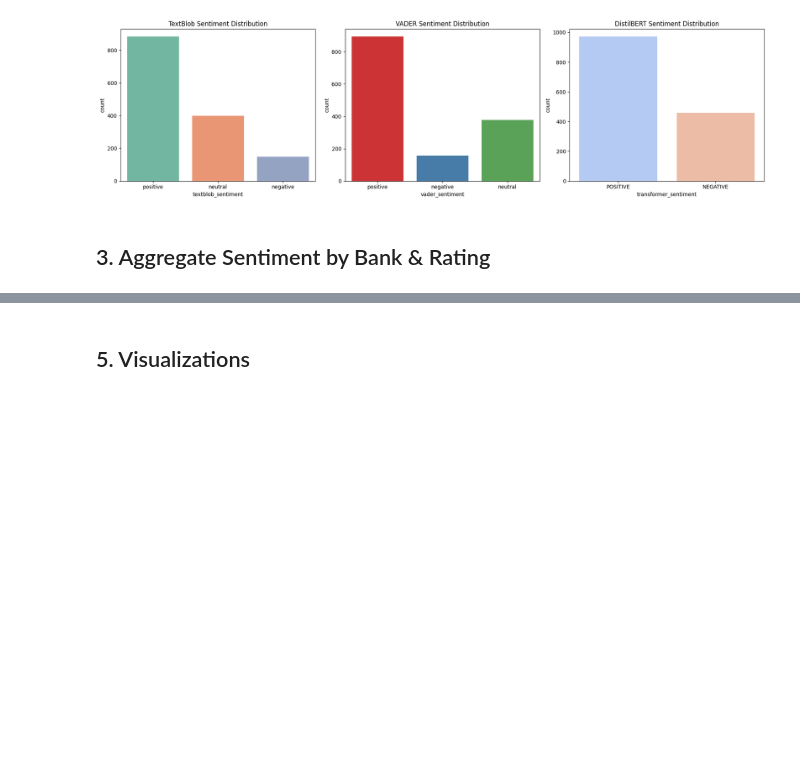
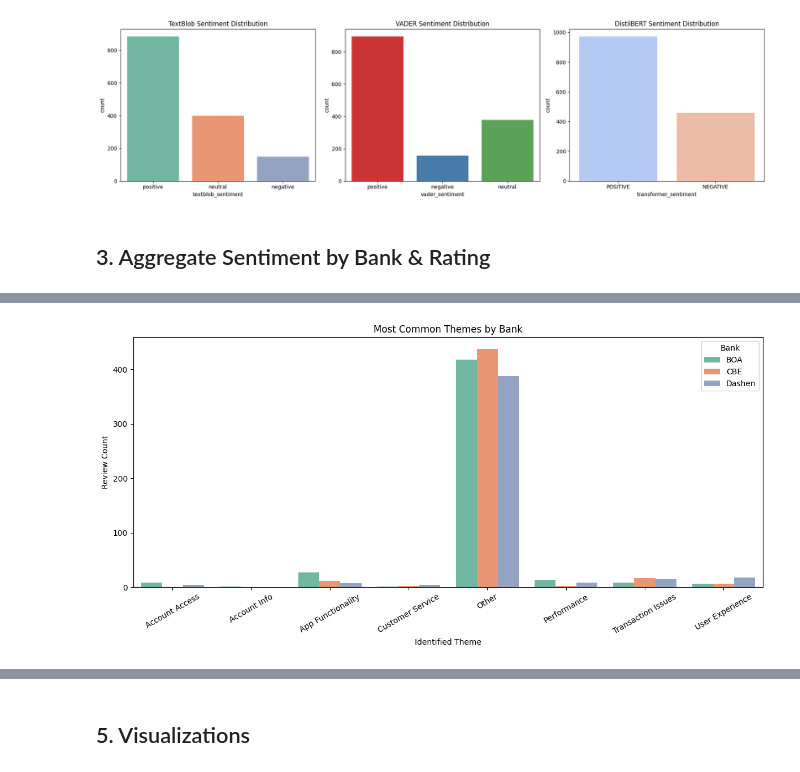
Before and after one commit to michaWorku/fintech-review-analytics, a Jupyter notebook: notebooks/sentiment_thematic_analysis.ipynb, the cells around one changed output, grey strips where cells are left out. Cells and saved outputs as stored; diff of their text form; code cells hidden in the pictures; blank space fills up the shorter version.

```diff
--- a/notebooks/sentiment_thematic_analysis.ipynb
+++ b/notebooks/sentiment_thematic_analysis.ipynb
@@ -99,0 +95,3 @@ ValueError: empty vocabulary; perhaps the documents only contain stop words
+# %%
+df = load_data('../data/processed/review_sentiments.csv')
+df.head()
@@ -99,0 +105,5 @@ ValueError: empty vocabulary; perhaps the documents only contain stop words
+# %%
+# Prepare and compute TF-IDF
+analyzer = ThematicAnalyzer(df)
+analyzer.clean_data()
+analyzer.compute_tfidf()
@@ -99,0 +191,19 @@ ValueError: empty vocabulary; perhaps the documents only contain stop words
+# %%
+import seaborn as sns
+import matplotlib.pyplot as plt
+
+# Count themes per bank
+theme_counts = analyzer.df.groupby(['bank', 'theme']).size().reset_index(name='count')
+
+# Plot
+plt.figure(figsize=(12, 6))
+sns.barplot(data=theme_counts, x='theme', y='count', hue='bank', palette='Set2')
+plt.title("Most Common Themes by Bank")
+plt.xlabel("Identified Theme")
+plt.ylabel("Review Count")
+plt.xticks(rotation=30)
+plt.legend(title='Bank')
+plt.tight_layout()
+plt.show()
+# %% [output]
+[figure, added]
```
Also changed, not shown: parts of 34 cells of this notebook.
